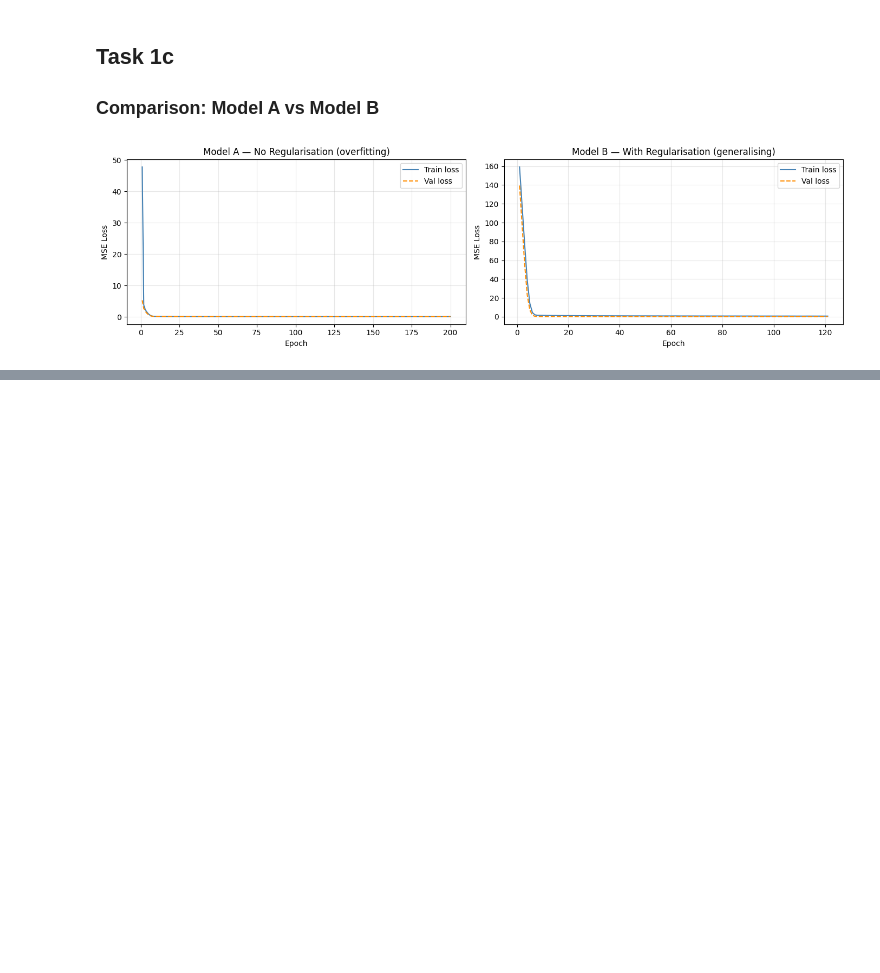
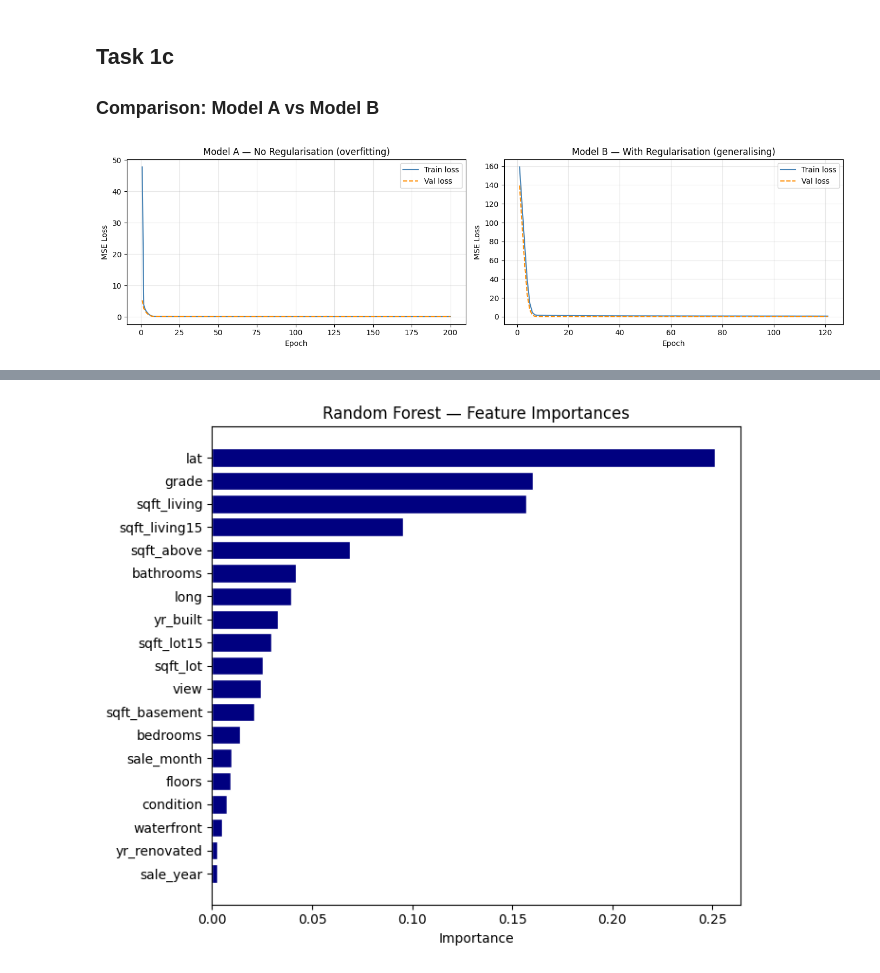
Before and after one commit to eshghinezhad/MAI202-A1-Neural-network, a Jupyter notebook: MAI202_House_Price_Prediction.ipynb, the cells around one changed output, grey strips where cells are left out. Drawn from its saved outputs; the diff is of its cells as text; code cells hidden in the pictures; blank space fills up the shorter version.

```diff
--- a/MAI202_House_Price_Prediction.ipynb
+++ b/MAI202_House_Price_Prediction.ipynb
@@ -574,0 +703,15 @@ C — Wide + Leaky ReLU + Scheduler  512→512→256→128→64→32  Leaky ReLU
+# %%
+# Feature importance - Random Forest
+imp_df = pd.DataFrame({'Feature': feature_names,
+                       'Importance': rf_model.feature_importances_
+                      }).sort_values('Importance', ascending=True)
+
+fig, ax = plt.subplots(figsize=(7, 6))
+ax.barh(imp_df['Feature'], imp_df['Importance'], color='navy', edgecolor='white')
+ax.set_title('Random Forest — Feature Importances')
+ax.set_xlabel('Importance')
+plt.tight_layout()
+plt.savefig('plots_phase6_rf_importance.png', dpi=120, bbox_inches='tight')
+plt.show()
+# %% [output]
+[figure, added]
```
Also changed, not shown: parts of 16 cells of this notebook.
